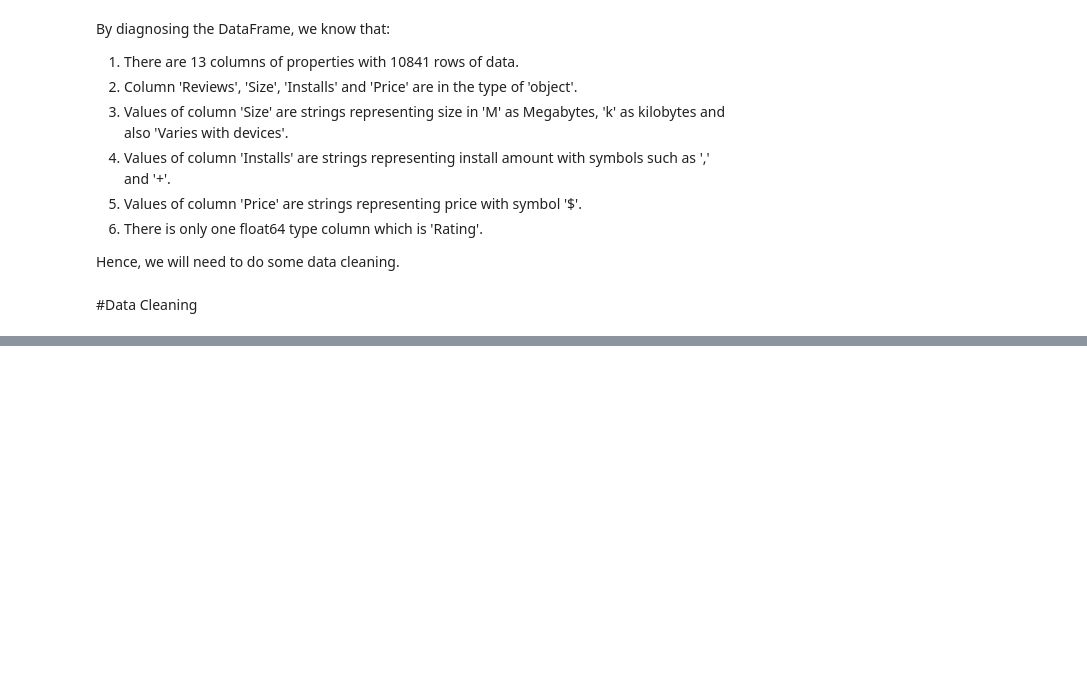
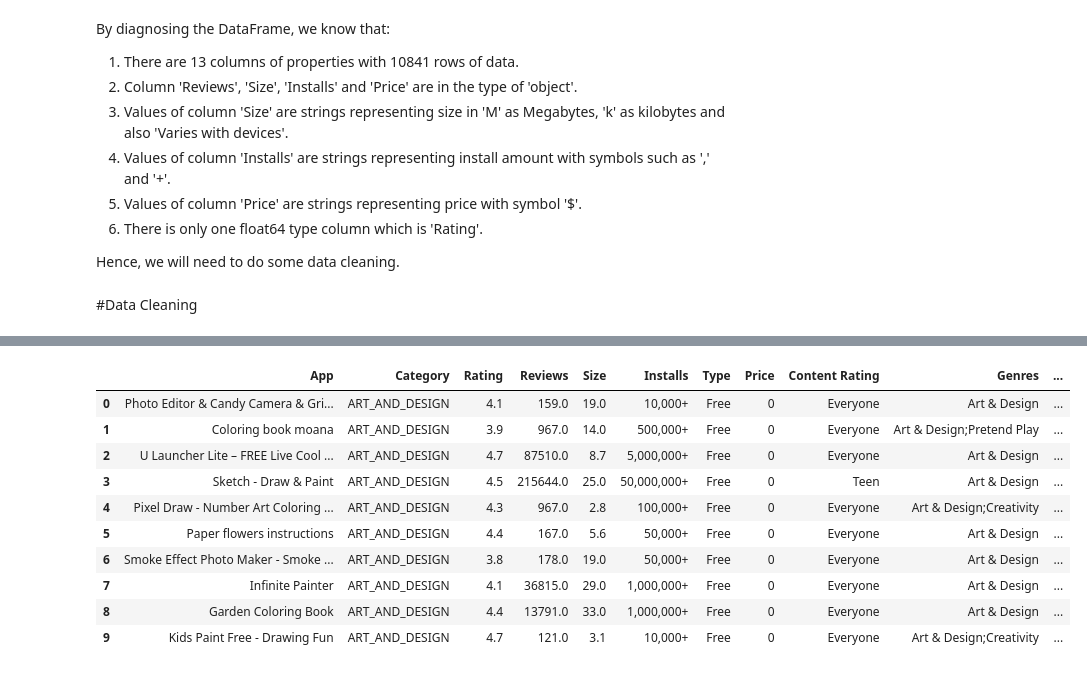
Before and after one commit to anupstar100/Google-Play-Store-App-Review-EDA-, a Jupyter notebook: Play_Store_App_Review_Analysis_Capstone_Project.ipynb, the cells around one changed output, grey strips where cells are left out. Drawn from its saved outputs; the diff is of its cells as text; code cells hidden in the pictures; blank space fills up the shorter version.

```diff
--- a/Play_Store_App_Review_Analysis_Capstone_Project.ipynb
+++ b/Play_Store_App_Review_Analysis_Capstone_Project.ipynb
@@ -153,0 +173,24 @@ apps_df['Reviews'] = apps_df['Reviews'].astype(float)
+# %%
+# 2. CLEAN SIZE DATA COLUMN AND CHANGE ITS TYPE FROM 'OBJECT' TO 'FLOAT'
+
+sizes = [i for i in apps_df['Size']]
+
+def clean_size(size_list):
+  """ As sizes are repesented in 'M' or 'K', we
+      remove 'M' and convert 'K' into 'M'"""
+  cleaned_data = []
+  for size in size_list:
+    if 'M' in size:
+      size = size.replace('M', '')
+      size = float(size)
+    elif 'K' in size:
+      size = size.replace('k', '')
+      size = float(size)
+      size = size / 1024    # 1 MB = 1024 KB
+    else:
+      size = float(0)       # REPRESENTING 'VARIES WITH DEVICE' WITH VALUE 0
+    cleaned_data.append(size)
+  return cleaned_data
+# %%
+apps_df['Size'] = clean_size(sizes)
+apps_df['Size'] = apps_df['Size'].astype(float)
@@ -180,0 +222,14 @@ TypeError: ignored
+# %%
+apps_df.head(10)
+# %% [output]
+|  | App | Category | Rating | Reviews | Size | Installs | Type | Price | Content Rating | Genres | ... |
+| 0 | Photo Editor & Candy Camera & Gri... | ART_AND_DESIGN | 4.1 | 159.0 | 19.0 | 10,000+ | Free | 0 | Everyone | Art & Design | ... |
+| 1 | Coloring book moana | ART_AND_DESIGN | 3.9 | 967.0 | 14.0 | 500,000+ | Free | 0 | Everyone | Art & Design;Pretend Play | ... |
+| 2 | U Launcher Lite – FREE Live Cool ... | ART_AND_DESIGN | 4.7 | 87510.0 | 8.7 | 5,000,000+ | Free | 0 | Everyone | Art & Design | ... |
+| 3 | Sketch - Draw & Paint | ART_AND_DESIGN | 4.5 | 215644.0 | 25.0 | 50,000,000+ | Free | 0 | Teen | Art & Design | ... |
+| 4 | Pixel Draw - Number Art Coloring ... | ART_AND_DESIGN | 4.3 | 967.0 | 2.8 | 100,000+ | Free | 0 | Everyone | Art & Design;Creativity | ... |
+| 5 | Paper flowers instructions | ART_AND_DESIGN | 4.4 | 167.0 | 5.6 | 50,000+ | Free | 0 | Everyone | Art & Design | ... |
+| 6 | Smoke Effect Photo Maker - Smoke ... | ART_AND_DESIGN | 3.8 | 178.0 | 19.0 | 50,000+ | Free | 0 | Everyone | Art & Design | ... |
+| 7 | Infinite Painter | ART_AND_DESIGN | 4.1 | 36815.0 | 29.0 | 1,000,000+ | Free | 0 | Everyone | Art & Design | ... |
+| 8 | Garden Coloring Book | ART_AND_DESIGN | 4.4 | 13791.0 | 33.0 | 1,000,000+ | Free | 0 | Everyone | Art & Design | ... |
+| 9 | Kids Paint Free - Drawing Fun | ART_AND_DESIGN | 4.7 | 121.0 | 3.1 | 10,000+ | Free | 0 | Everyone | Art & Design;Creativity | ... |
```
Also changed, not shown: parts of 8 cells of this notebook.
